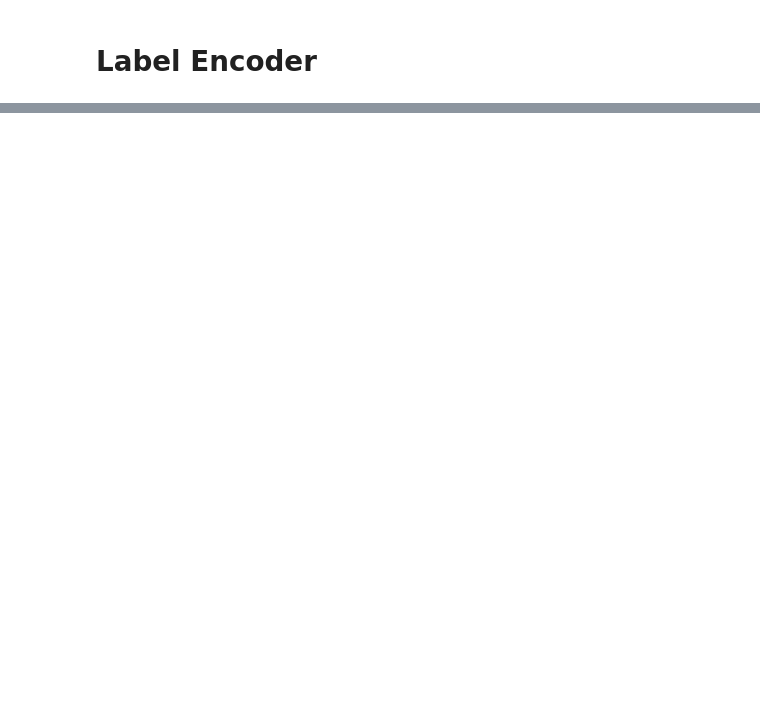
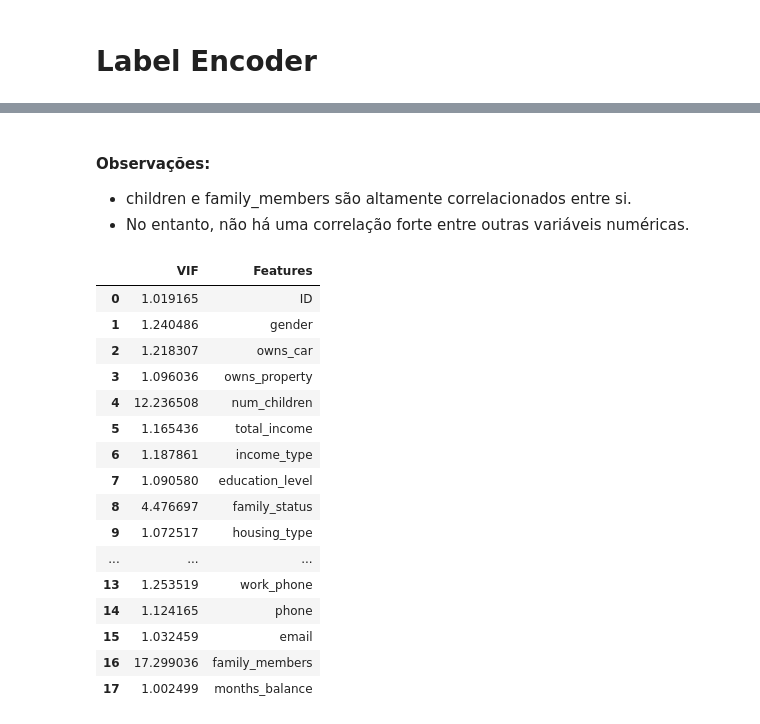
Before and after one commit to RodrigoD4v/credit-crad-risk-analysis, a Jupyter notebook: notebooks/credit_card_approval.ipynb, the cells around one changed output, grey strips where cells are left out. Cells and saved outputs as stored; diff of their text form; code cells hidden in the pictures; blank space fills up the shorter version.

```diff
--- a/notebooks/credit_card_approval.ipynb
+++ b/notebooks/credit_card_approval.ipynb
@@ -998,0 +1015,32 @@ df.head()
+# %% [markdown]
+#### Observações:
+
+*  children e family_members são altamente correlacionados entre si.
+* No entanto, não há uma correlação forte entre outras variáveis numéricas.
+# %%
+col = df.drop(['loan_status', 'status'], axis=1)
+
+
+factor  = pd.DataFrame(columns=["VIF", "Features"] )
+factor["Features"] = col.columns
+factor["VIF"] = [variance_inflation_factor(col.values, i) for i in range(col.shape[1])]
+
+factor
+# %% [output]
+|  | VIF | Features |
+| 0 | 1.019165 | ID |
+| 1 | 1.240486 | gender |
+| 2 | 1.218307 | owns_car |
+| 3 | 1.096036 | owns_property |
+| 4 | 12.236508 | num_children |
+| 5 | 1.165436 | total_income |
+| 6 | 1.187861 | income_type |
+| 7 | 1.090580 | education_level |
+| 8 | 4.476697 | family_status |
+| 9 | 1.072517 | housing_type |
+| ... | ... | ... |
+| 13 | 1.253519 | work_phone |
+| 14 | 1.124165 | phone |
+| 15 | 1.032459 | email |
+| 16 | 17.299036 | family_members |
+| 17 | 1.002499 | months_balance |
```
Also changed, not shown: parts of 4 cells of this notebook.
